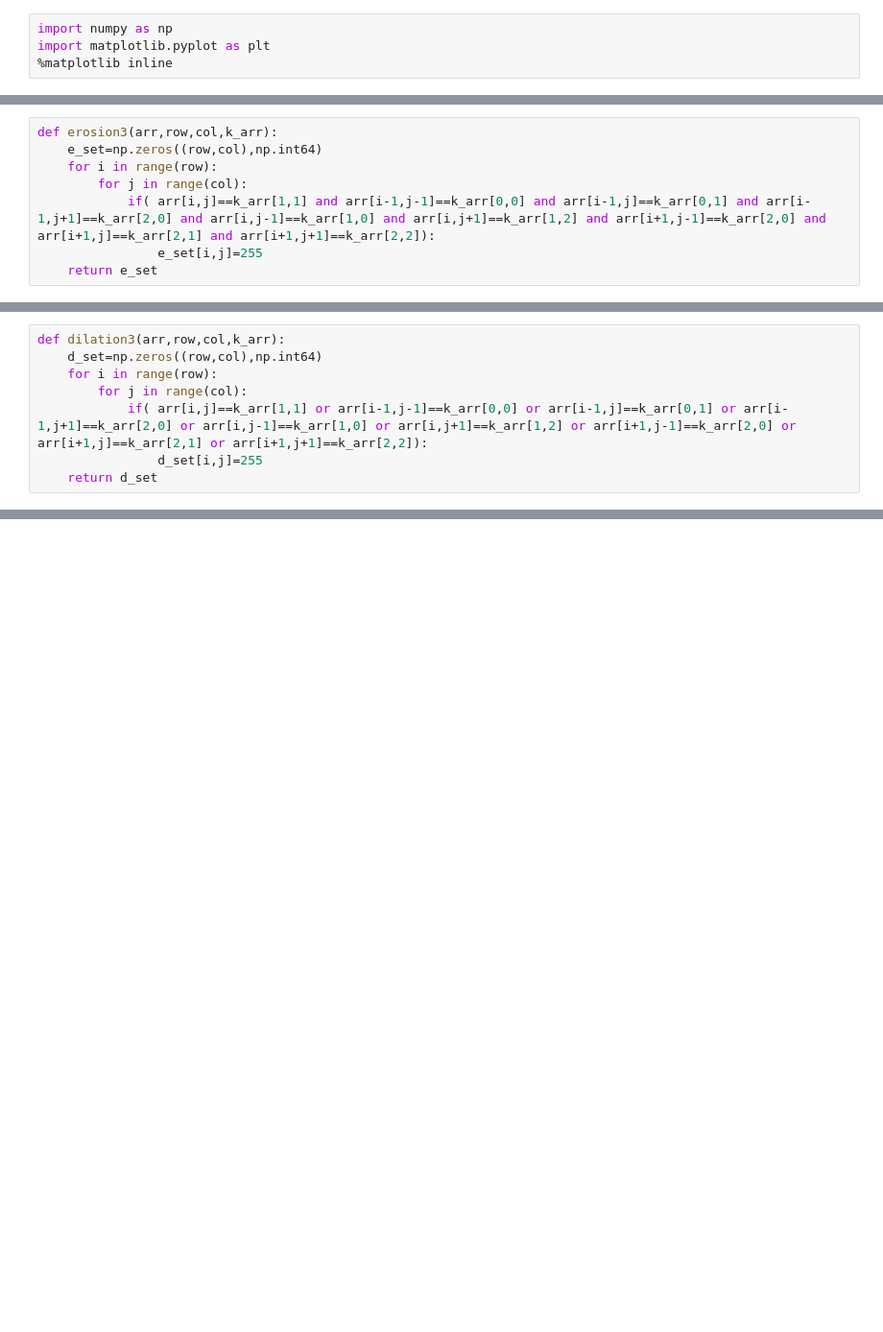
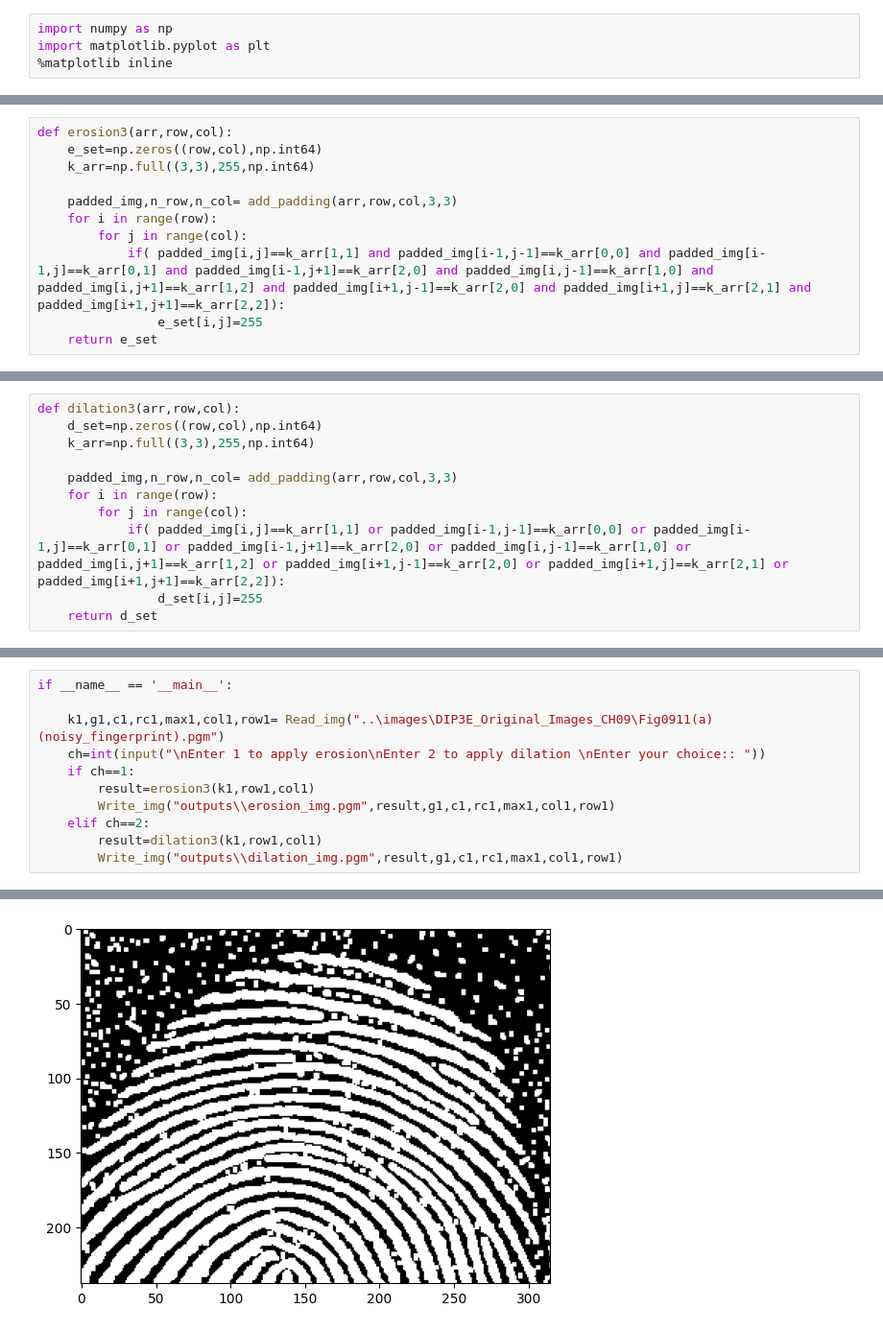
Before and after one commit to Aritra212/Dip_lab, a Jupyter notebook: morphology.ipynb, the cells around one changed output, grey strips where cells are left out. Shown at 96% size. Saved outputs shown, nothing was run; the diff lists cells and outputs as text; blank space fills up the shorter version.

Commit message:
Erosion and Dilation

```diff
--- a/morphology.ipynb
+++ b/morphology.ipynb
@@ -74 +56,12 @@ print(new)
+# %%
+def erosion3(arr,row,col):
+    e_set=np.zeros((row,col),np.int64)
+    k_arr=np.full((3,3),255,np.int64)
+
+    padded_img,n_row,n_col= add_padding(arr,row,col,3,3)
+    for i in range(row):
+        for j in range(col):
+            if( padded_img[i,j]==k_arr[1,1] and padded_img[i-1,j-1]==k_arr[0,0] and padded_img[i-1,j]==k_arr[0,1] and padded_img[i-1,j+1]==k_arr[2,0] and padded_img[i,j-1]==k_arr[1,0] and padded_img[i,j+1]==k_arr[1,2] and padded_img[i+1,j-1]==k_arr[2,0] and padded_img[i+1,j]==k_arr[2,1] and padded_img[i+1,j+1]==k_arr[2,2]):
+                e_set[i,j]=255
+    return e_set
 # %% [markdown]
@@ -76,9 +69,12 @@ print(new)
 # %%
-def erosion3(arr,row,col,k_arr):
-    e_set=np.zeros((row,col),np.int64)
+def dilation3(arr,row,col):
+    d_set=np.zeros((row,col),np.int64)
+    k_arr=np.full((3,3),255,np.int64)
+
+    padded_img,n_row,n_col= add_padding(arr,row,col,3,3)
     for i in range(row):
         for j in range(col):
-            if( arr[i,j]==k_arr[1,1] and arr[i-1,j-1]==k_arr[0,0] and arr[i-1,j]==k_arr[0,1] and arr[i-1,j+1]==k_arr[2,0] and arr[i,j-1]==k_arr[1,0] and arr[i,j+1]==k_arr[1,2] and arr[i+1,j-1]==k_arr[2,0] and arr[i+1,j]==k_arr[2,1] and arr[i+1,j+1]==k_arr[2,2]):
-                e_set[i,j]=255
-    return e_set
+            if( padded_img[i,j]==k_arr[1,1] or padded_img[i-1,j-1]==k_arr[0,0] or padded_img[i-1,j]==k_arr[0,1] or padded_img[i-1,j+1]==k_arr[2,0] or padded_img[i,j-1]==k_arr[1,0] or padded_img[i,j+1]==k_arr[1,2] or padded_img[i+1,j-1]==k_arr[2,0] or padded_img[i+1,j]==k_arr[2,1] or padded_img[i+1,j+1]==k_arr[2,2]):
+                d_set[i,j]=255
+    return d_set
 # %% [markdown]
@@ -86,8 +81,0 @@ def erosion3(arr,row,col,k_arr):
-# %%
-def dilation3(arr,row,col,k_arr):
-    d_set=np.zeros((row,col),np.int64)
-    for i in range(row):
-        for j in range(col):
-            if( arr[i,j]==k_arr[1,1] or arr[i-1,j-1]==k_arr[0,0] or arr[i-1,j]==k_arr[0,1] or arr[i-1,j+1]==k_arr[2,0] or arr[i,j-1]==k_arr[1,0] or arr[i,j+1]==k_arr[1,2] or arr[i+1,j-1]==k_arr[2,0] or arr[i+1,j]==k_arr[2,1] or arr[i+1,j+1]==k_arr[2,2]):
-                d_set[i,j]=255
-    return d_set
@@ -134,0 +82,12 @@ print(d_set)
+# %%
+if __name__ == '__main__':
+
+    k1,g1,c1,rc1,max1,col1,row1= Read_img("..\images\DIP3E_Original_Images_CH09\Fig0911(a)(noisy_fingerprint).pgm")
+    ch=int(input("\nEnter 1 to apply erosion\nEnter 2 to apply dilation \nEnter your choice:: "))
+    if ch==1:
+        result=erosion3(k1,row1,col1)
+        Write_img("outputs\\erosion_img.pgm",result,g1,c1,rc1,max1,col1,row1)
+    elif ch==2:
+        result=dilation3(k1,row1,col1)
+        Write_img("outputs\\dilation_img.pgm",result,g1,c1,rc1,max1,col1,row1)
+# %% [output]
@@ -134,0 +97 @@ print(d_set)
+[figure, added]
```
Also changed, not shown: parts of 17 cells of this notebook.
